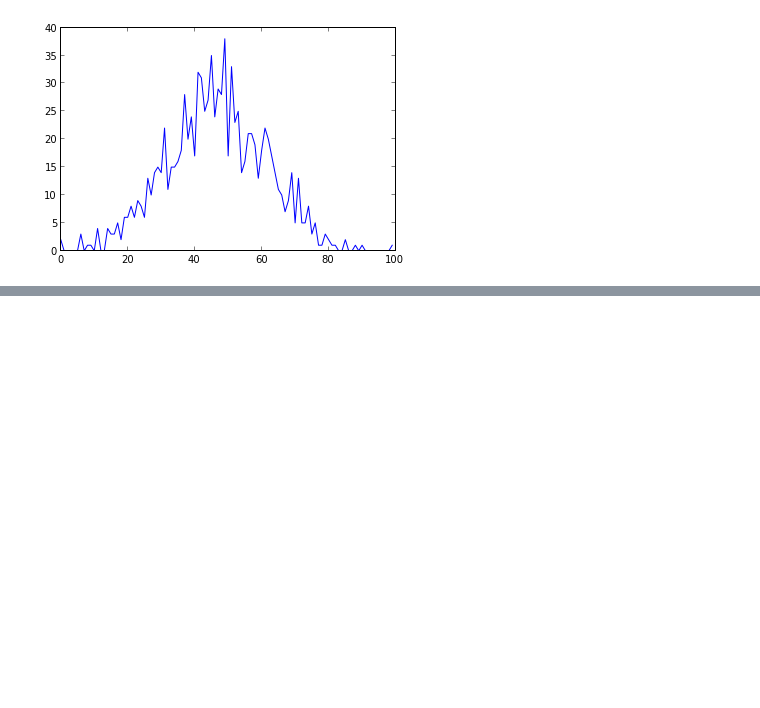
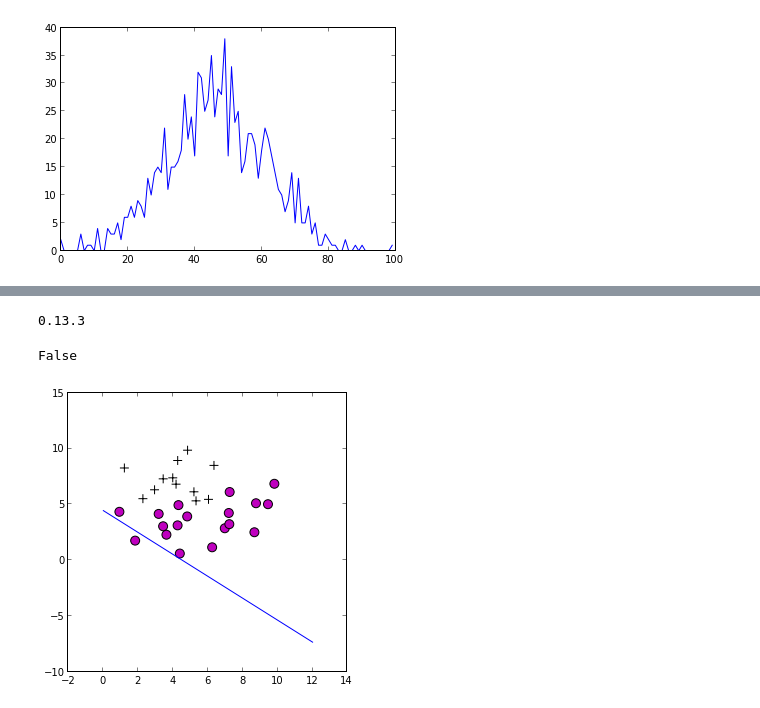
Before and after one commit to Chuphay/python, a Jupyter notebook: ipy/ipy/m learning.ipynb, the cells around one changed output, grey strips where cells are left out. Saved outputs shown, nothing was run; the diff lists cells and outputs as text; code cells hidden in the pictures; blank space fills up the shorter version.

```diff
--- a/ipy/ipy/m learning.ipynb
+++ b/ipy/ipy/m learning.ipynb
@@ -66,0 +133,17 @@ plot(y)
+# %%
+from scipy.optimize import minimize
+x_data = x.T
+y_data = y
+
+def J(theta):
+    X = concatenate((ones((x_data.shape[0],1)),x_data),axis=1)
+    #print X.dot(array([1,1,1]))
+    h = 1/(1+exp(-X.dot(theta)))
+    return (-y_data*log(h)-(1-y_data)*log(1-h)).sum(axis=0)
+def gradient(theta):
+    X = concatenate((ones((x_data.shape[0],1)),x_data),axis=1)
+    h = 1/(1+exp(-X.dot(theta)))
+    return ((h-y_data)*X.T).sum(axis=1)
+
+result = minimize(J, [-3,1,1], jac = gradient, method = 'CG') #by default BFGS
+result
@@ -66,0 +159,45 @@ plot(y)
+# %%
+import scipy
+print(scipy.__version__)
+# %% [output]
+0.13.3
+# %%
+seed(123)
+figsize(5,5)
+x_data =[]
+y_data = []
+for i in range(30):
+    x = 10*rand()
+    y = 10*rand()
+    if x>7:
+        scatter(x,y,s=80, c='m')
+        y_data.append(0)
+    elif x<=7 and y<=5:
+        scatter(x,y,s=80, c='m')
+        y_data.append(0)
+    else:
+        scatter(x,y,s=80, c='k', marker='+')
+        y_data.append(1)
+    x_data.append([x,y])
+x_data = array(x_data)
+y_data = array(y_data)
+def J(theta):
+    X = concatenate((ones((x_data.shape[0],1)),x_data),axis=1)
+    h = X.dot(theta)
+    return ((h-y)**2).sum(axis=0)
+
+def gradient(theta):
+    X = concatenate((ones((x_data.shape[0],1)),x_data),axis=1)
+    h =  X.dot(theta)
+    return ((h-y_data)*X.T).sum(axis=1)
+
+x = linspace(0,12,100)
+def plot_theta(theta):
+    plot(x,-(theta[0]+theta[1]*x)/theta[2])
+
+result = minimize(J, [-3,1,1], jac = gradient, method='CG')
+print result['success']
+plot_theta(result['x'])
+# %% [output]
+False
+[figure, added]
```
Also changed, not shown: parts of 4 cells of this notebook, 2 other files.
